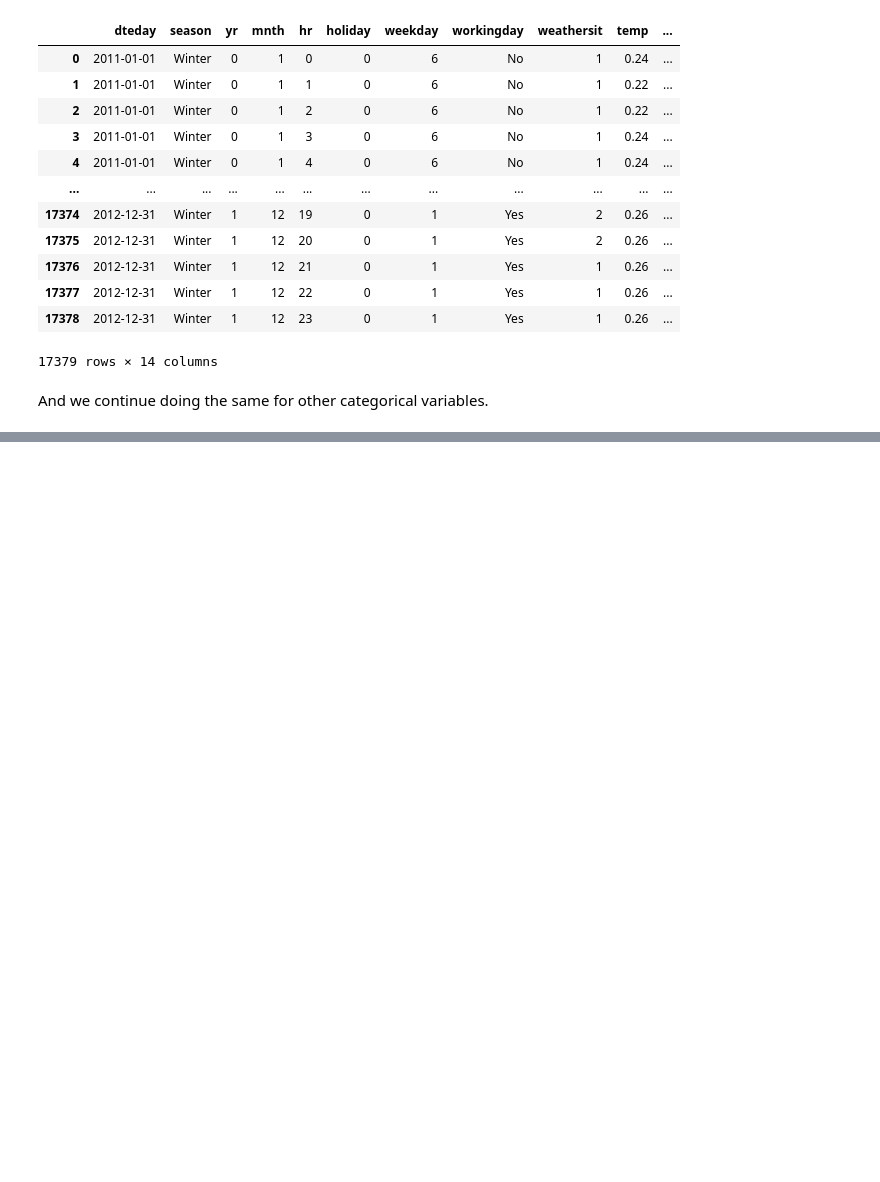
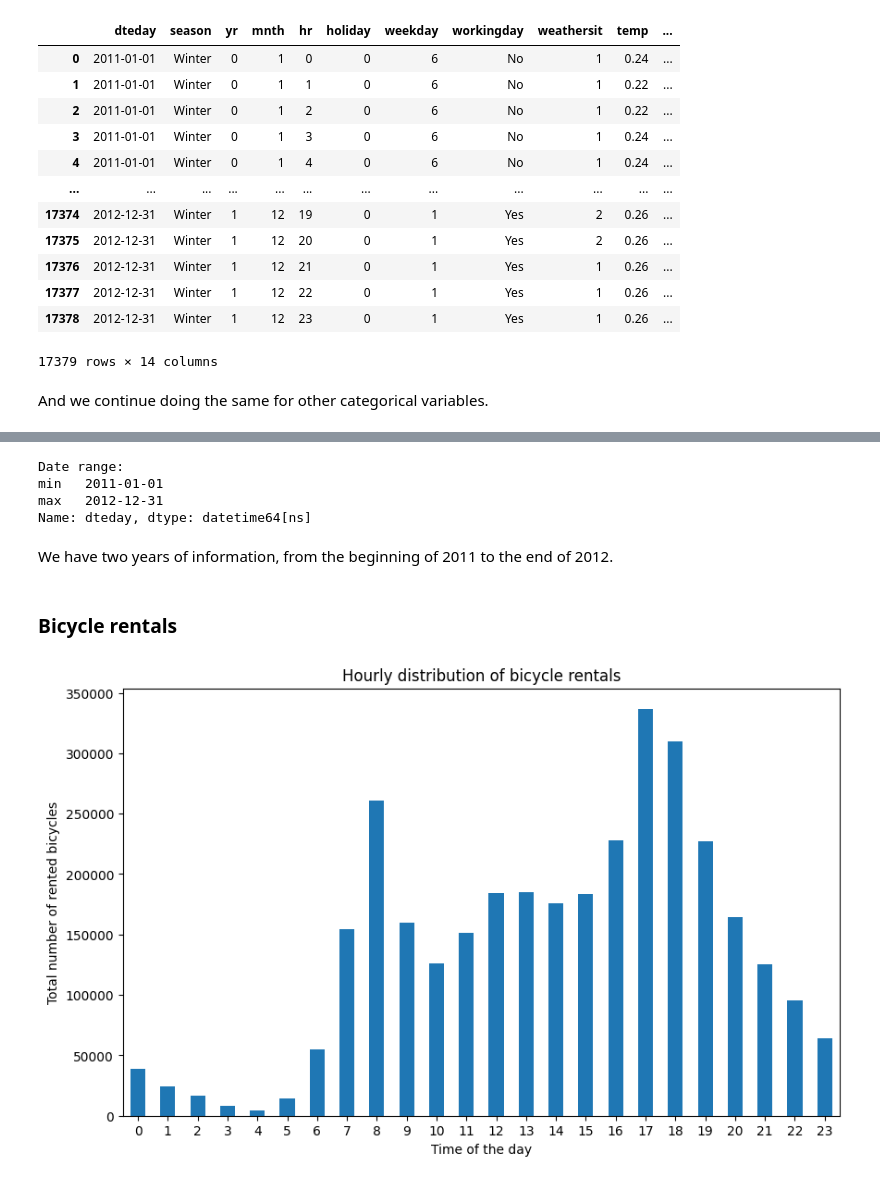
Before and after one commit to jospablo777/ml_model_api, a Jupyter notebook: notebooks/eda_and_toy_model.ipynb, the cells around one changed output, grey strips where cells are left out. Cells and saved outputs as stored; diff of their text form; code cells hidden in the pictures; blank space fills up the shorter version.

```diff
--- a/notebooks/eda_and_toy_model.ipynb
+++ b/notebooks/eda_and_toy_model.ipynb
@@ -165,0 +190,32 @@ bike_sharing_df['mnth'] = bike_sharing_df['mnth'].map(month_mapping).astype('cat
+# %%
+# Convert to date
+full_df['dteday'] = pd.to_datetime(full_df['dteday'])
+
+# Get min and max
+date_range = full_df['dteday'].agg(['min', 'max'])
+
+print("Date range:")
+print(date_range)
+# %% [output]
+Date range:
+min   2011-01-01
+max   2012-12-31
+Name: dteday, dtype: datetime64[ns]
+# %% [markdown]
+We have two years of information, from the beginning of 2011 to the end of 2012.
+# %% [markdown]
+### Bicycle rentals
+# %%
+# Let's summarize the rentals by hour of the day
+hourly_rentals = full_df.groupby('hr')['cnt'].sum()
+
+# Plot
+plt.figure(figsize=(10, 6))
+hourly_rentals.plot(kind='bar')
+plt.title("Hourly distribution of bicycle rentals")
+plt.xlabel("Time of the day")
+plt.ylabel("Total number of rented bicycles")
+plt.xticks(rotation=0)
+plt.show()
+# %% [output]
+[figure, added]
```
Also changed, not shown: parts of 8 cells of this notebook.
